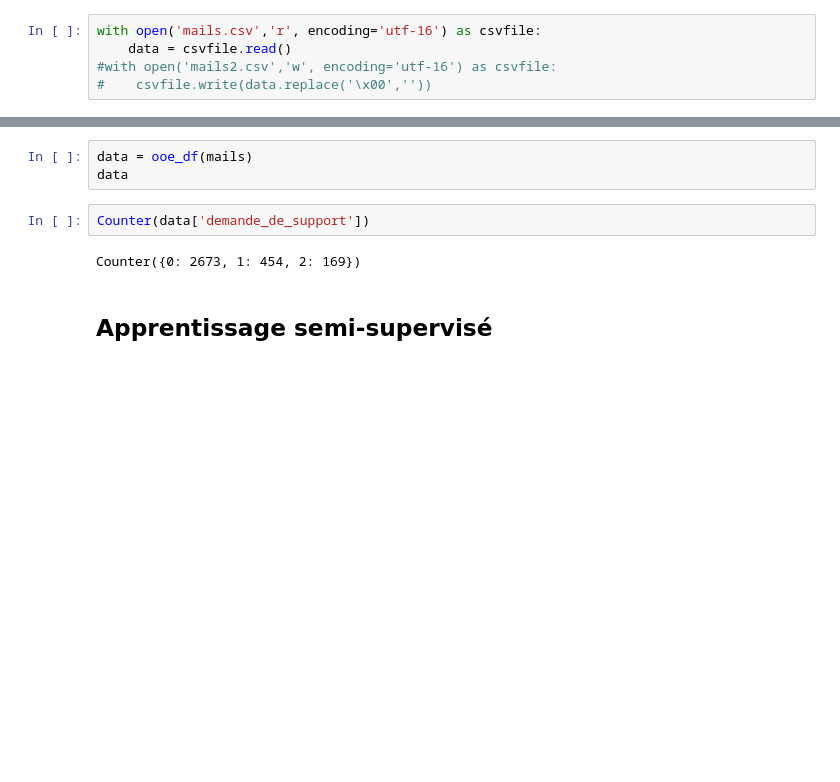
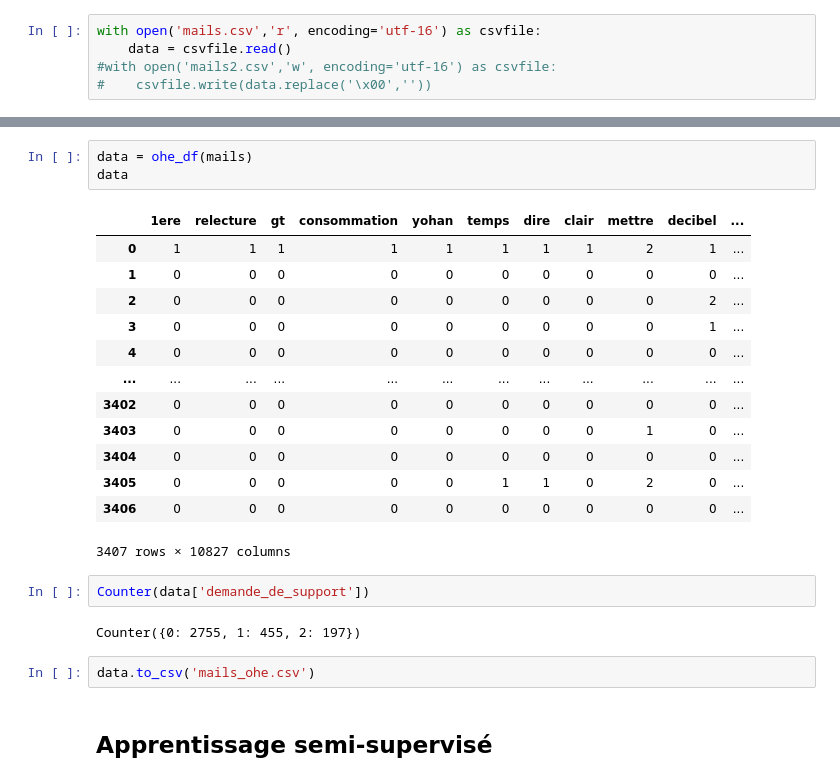
Before and after one commit to Maxime-LP/NLP-Mail-Classifier, a Jupyter notebook: 1 - OneHotEncoding.ipynb, the cells around one changed output, grey strips where cells are left out. Drawn from its saved outputs; the diff is of its cells as text; blank space fills up the shorter version.

```diff
--- a/1 - OneHotEncoding.ipynb
+++ b/1 - OneHotEncoding.ipynb
@@ -55,12 +55,28 @@ mails.head()
 | 3 | comme ça ne fonctionne toujours p... | accès rec4 decibel sdw rec4 hm dm... | Mon, 24 Feb 2020 14:28:57 +0100 | gueniot bernard | NaN | 1 |
 | 4 | tu sais ce que c est que ces acte... | actes indemnités hospitalières | Mon, 25 Mar 2019 11:25:36 +0100 | levisse xavier | NaN | 1 |
 # %%
-data = ooe_df(mails)
+data = ohe_df(mails)
 data
+# %% [output]
+|  | 1ere | relecture | gt | consommation | yohan | temps | dire | clair | mettre | decibel | ... |
+| 0 | 1 | 1 | 1 | 1 | 1 | 1 | 1 | 1 | 2 | 1 | ... |
+| 1 | 0 | 0 | 0 | 0 | 0 | 0 | 0 | 0 | 0 | 0 | ... |
+| 2 | 0 | 0 | 0 | 0 | 0 | 0 | 0 | 0 | 0 | 2 | ... |
+| 3 | 0 | 0 | 0 | 0 | 0 | 0 | 0 | 0 | 0 | 1 | ... |
+| 4 | 0 | 0 | 0 | 0 | 0 | 0 | 0 | 0 | 0 | 0 | ... |
+| ... | ... | ... | ... | ... | ... | ... | ... | ... | ... | ... | ... |
+| 3402 | 0 | 0 | 0 | 0 | 0 | 0 | 0 | 0 | 0 | 0 | ... |
+| 3403 | 0 | 0 | 0 | 0 | 0 | 0 | 0 | 0 | 1 | 0 | ... |
+| 3404 | 0 | 0 | 0 | 0 | 0 | 0 | 0 | 0 | 0 | 0 | ... |
+| 3405 | 0 | 0 | 0 | 0 | 0 | 1 | 1 | 0 | 2 | 0 | ... |
+| 3406 | 0 | 0 | 0 | 0 | 0 | 0 | 0 | 0 | 0 | 0 | ... |
+3407 rows × 10827 columns
 # %%
 Counter(data['demande_de_support'])
 # %% [output]
-Counter({0: 2673, 1: 454, 2: 169})
+Counter({0: 2755, 1: 455, 2: 197})
+# %%
+data.to_csv('mails_ohe.csv')
 # %% [markdown]
 ## Apprentissage semi-supervisé
 # %%
```
Also changed, not shown: parts of 3 cells of this notebook, 5 other files.
